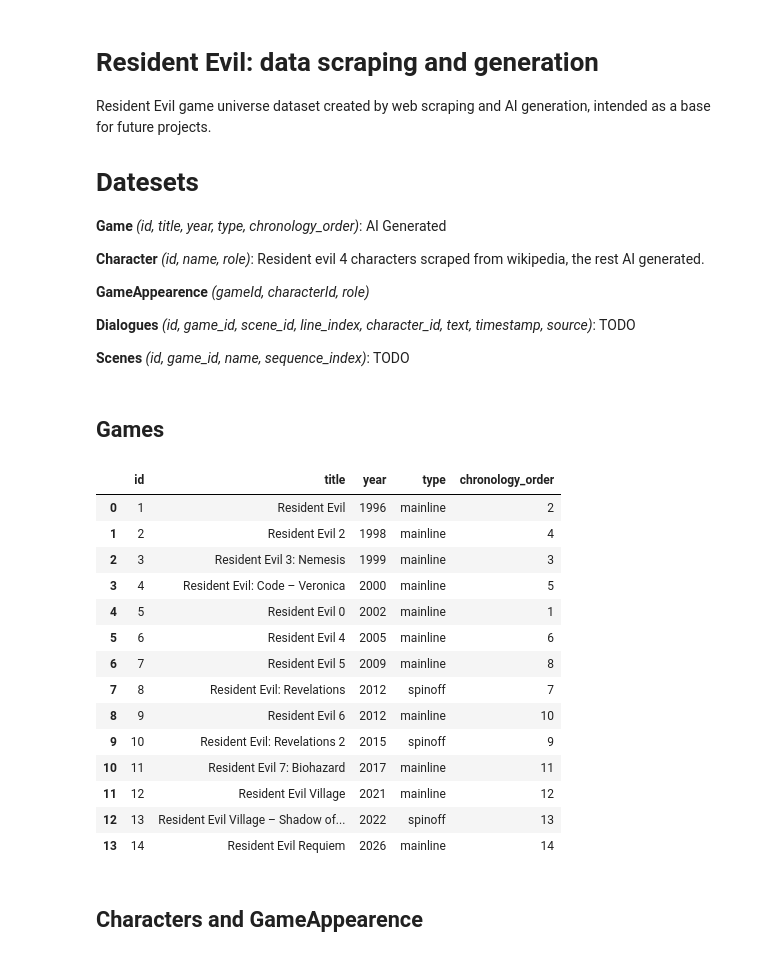
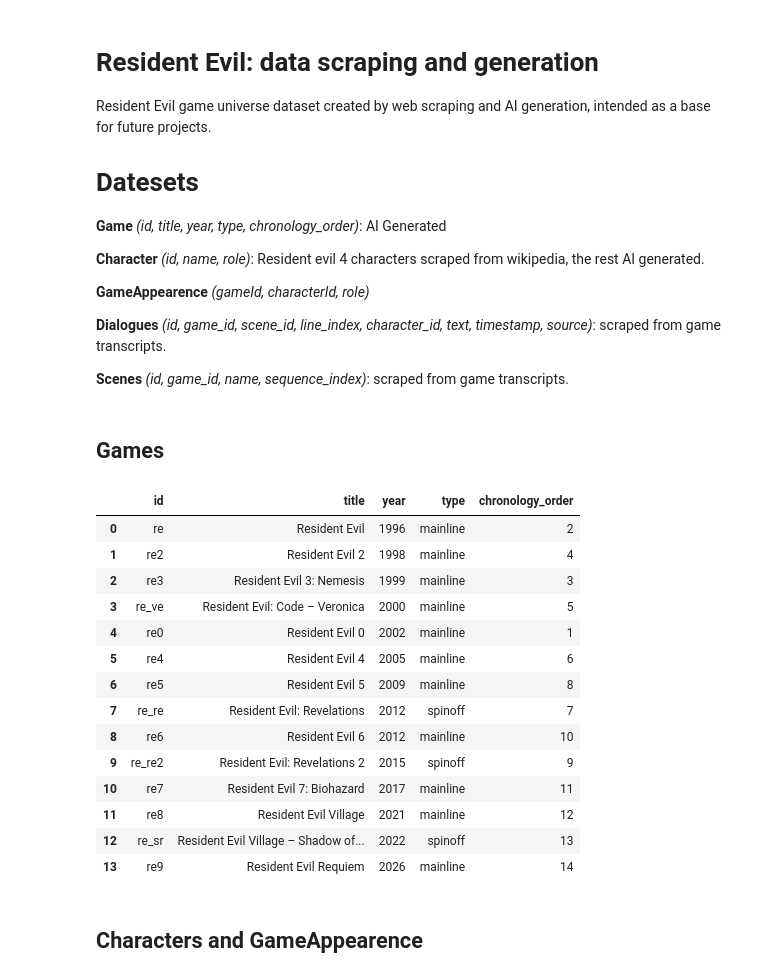
Before and after one commit to tommasofacchin/resident-evil, a Jupyter notebook: 01_resident_evil_data_scraping.ipynb, the cells around one changed output. Saved outputs shown, nothing was run; the diff lists cells and outputs as text; code cells hidden in the pictures.

Commit message:
Kaggle Notebook | 01 Resident Evil - data scraping and generation | Version 10

```diff
--- a/01_resident_evil_data_scraping.ipynb
+++ b/01_resident_evil_data_scraping.ipynb
@@ -19,53 +20,53 @@ Resident Evil game universe dataset created by web scraping and AI generation, i
 
 **GameAppearence** *(gameId, characterId, role)*
 
-**Dialogues** *(id, game_id, scene_id, line_index, character_id, text, timestamp, source)*: TODO
+**Dialogues** *(id, game_id, scene_id, line_index, character_id, text, timestamp, source)*: scraped from game transcripts.
 
-**Scenes** *(id, game_id, name, sequence_index)*: TODO
+**Scenes** *(id, game_id, name, sequence_index)*: scraped from game transcripts.
 # %% [markdown]
 ## Games
 # %%
 games_data = [
     # id, title, year, type, chronology_order
-    (1,  "Resident Evil",                             1996, "mainline", 2),
-    (2,  "Resident Evil 2",                           1998, "mainline", 4),
-    (3,  "Resident Evil 3: Nemesis",                  1999, "mainline", 3),
-    (4,  "Resident Evil: Code – Veronica",            2000, "mainline", 5),
-    (5,  "Resident Evil 0",                           2002, "mainline", 1),
-    (6,  "Resident Evil 4",                           2005, "mainline", 6),
-    (7,  "Resident Evil 5",                           2009, "mainline", 8),
-    (8,  "Resident Evil: Revelations",                2012, "spinoff",  7),
-    (9,  "Resident Evil 6",                           2012, "mainline", 10),
-    (10, "Resident Evil: Revelations 2",              2015, "spinoff",  9),
-    (11, "Resident Evil 7: Biohazard",                2017, "mainline", 11),
-    (12, "Resident Evil Village",                     2021, "mainline", 12),
-    (13, "Resident Evil Village – Shadow of Rose",    2022, "spinoff",  13),
-    (14, "Resident Evil Requiem",                     2026, "mainline", 14),
+    ("re",     "Resident Evil",                             1996, "mainline", 2),
+    ("re2",    "Resident Evil 2",                           1998, "mainline", 4),
+    ("re3",    "Resident Evil 3: Nemesis",                  1999, "mainline", 3),
+    ("re_ve",  "Resident Evil: Code – Veronica",            2000, "mainline", 5),
+    ("re0",    "Resident Evil 0",                           2002, "mainline", 1),
+    ("re4",    "Resident Evil 4",                           2005, "mainline", 6),
+    ("re5",    "Resident Evil 5",                           2009, "mainline", 8),
+    ("re_re",  "Resident Evil: Revelations",                2012, "spinoff",  7),
+    ("re6",    "Resident Evil 6",                           2012, "mainline", 10),
+    ("re_re2", "Resident Evil: Revelations 2",              2015, "spinoff",  9),
+    ("re7",    "Resident Evil 7: Biohazard",                2017, "mainline", 11),
+    ("re8",    "Resident Evil Village",                     2021, "mainline", 12),
+    ("re_sr",  "Resident Evil Village – Shadow of Rose",    2022, "spinoff",  13),
+    ("re9",    "Resident Evil Requiem",                     2026, "mainline", 14),
 ]
 
 games = pd.DataFrame(
     games_data,
     columns=["id", "title", "year", "type", "chronology_order"]
 )
 
 games.to_csv("games.csv", index=False)
 games.head(20)
 # %% [output]
 |  | id | title | year | type | chronology_order |
-| 0 | 1 | Resident Evil | 1996 | mainline | 2 |
-| 1 | 2 | Resident Evil 2 | 1998 | mainline | 4 |
-| 2 | 3 | Resident Evil 3: Nemesis | 1999 | mainline | 3 |
-| 3 | 4 | Resident Evil: Code – Veronica | 2000 | mainline | 5 |
-| 4 | 5 | Resident Evil 0 | 2002 | mainline | 1 |
-| 5 | 6 | Resident Evil 4 | 2005 | mainline | 6 |
-| 6 | 7 | Resident Evil 5 | 2009 | mainline | 8 |
-| 7 | 8 | Resident Evil: Revelations | 2012 | spinoff | 7 |
-| 8 | 9 | Resident Evil 6 | 2012 | mainline | 10 |
-| 9 | 10 | Resident Evil: Revelations 2 | 2015 | spinoff | 9 |
-| 10 | 11 | Resident Evil 7: Biohazard | 2017 | mainline | 11 |
-| 11 | 12 | Resident Evil Village | 2021 | mainline | 12 |
-| 12 | 13 | Resident Evil Village – Shadow of... | 2022 | spinoff | 13 |
-| 13 | 14 | Resident Evil Requiem | 2026 | mainline | 14 |
+| 0 | re | Resident Evil | 1996 | mainline | 2 |
+| 1 | re2 | Resident Evil 2 | 1998 | mainline | 4 |
+| 2 | re3 | Resident Evil 3: Nemesis | 1999 | mainline | 3 |
+| 3 | re_ve | Resident Evil: Code – Veronica | 2000 | mainline | 5 |
+| 4 | re0 | Resident Evil 0 | 2002 | mainline | 1 |
+| 5 | re4 | Resident Evil 4 | 2005 | mainline | 6 |
+| 6 | re5 | Resident Evil 5 | 2009 | mainline | 8 |
+| 7 | re_re | Resident Evil: Revelations | 2012 | spinoff | 7 |
+| 8 | re6 | Resident Evil 6 | 2012 | mainline | 10 |
+| 9 | re_re2 | Resident Evil: Revelations 2 | 2015 | spinoff | 9 |
+| 10 | re7 | Resident Evil 7: Biohazard | 2017 | mainline | 11 |
+| 11 | re8 | Resident Evil Village | 2021 | mainline | 12 |
+| 12 | re_sr | Resident Evil Village – Shadow of... | 2022 | spinoff | 13 |
+| 13 | re9 | Resident Evil Requiem | 2026 | mainline | 14 |
 # %% [markdown]
 ## Characters and GameAppearence
 # %%
```
Also changed, not shown: parts of 35 cells of this notebook.
